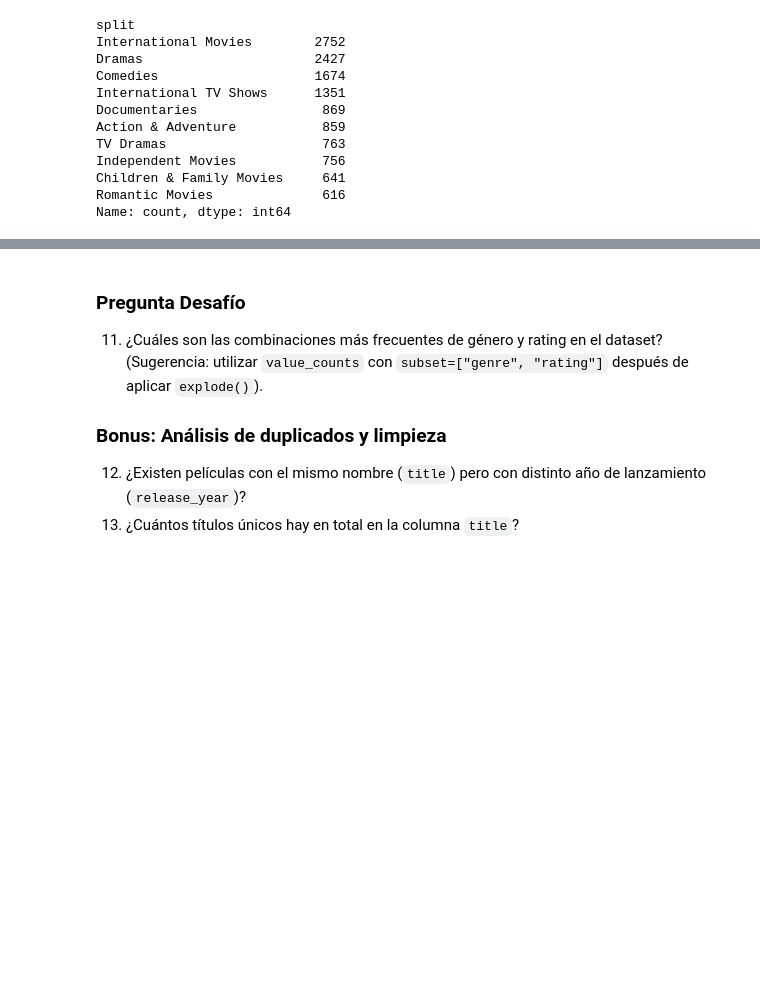
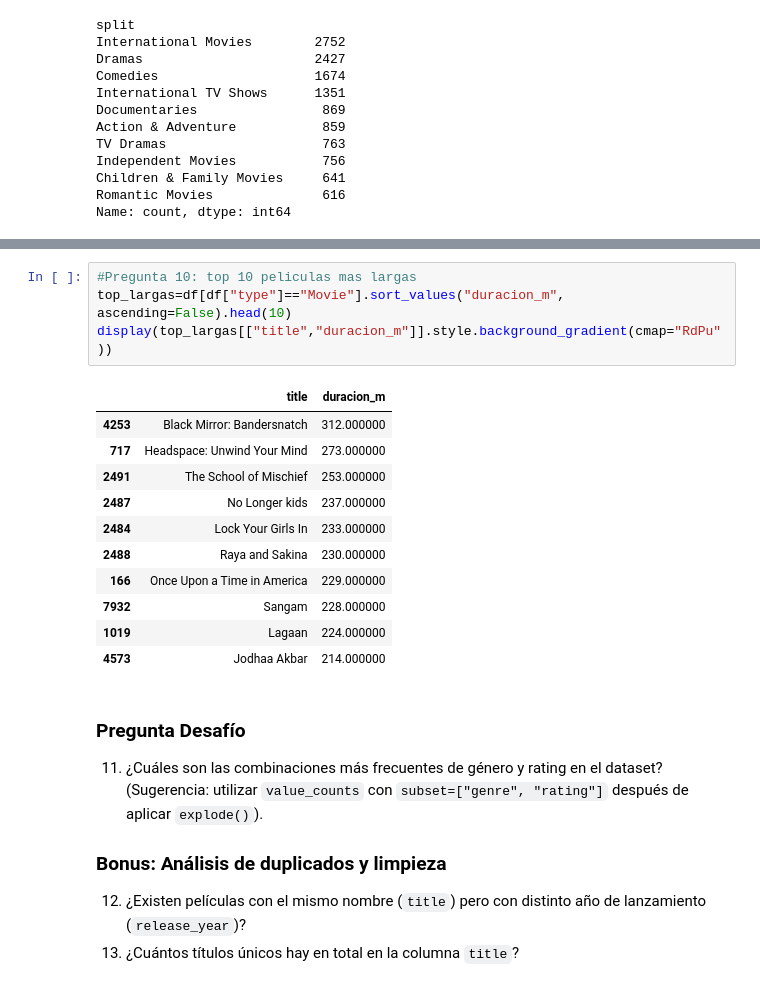
Before and after one commit to baitiarecorvalan/MAT281-Entregables, a Jupyter notebook: docs/codes/labs/lab_03.ipynb, the cells around one changed output, grey strips where cells are left out. Cells and saved outputs as stored; diff of their text form; blank space fills up the shorter version.

```diff
--- a/docs/codes/labs/lab_03.ipynb
+++ b/docs/codes/labs/lab_03.ipynb
@@ -189,3 +216,19 @@ df["contenido_largo"]=df["contenido_largo"]
+# %%
+#Pregunta 10: top 10 peliculas mas largas
+top_largas=df[df["type"]=="Movie"].sort_values("duracion_m", ascending=False).head(10)
+display(top_largas[["title","duracion_m"]].style.background_gradient(cmap="RdPu"))
+# %% [output]
+|  | title | duracion_m |
+| 4253 | Black Mirror: Bandersnatch | 312.000000 |
+| 717 | Headspace: Unwind Your Mind | 273.000000 |
+| 2491 | The School of Mischief | 253.000000 |
+| 2487 | No Longer kids | 237.000000 |
+| 2484 | Lock Your Girls In | 233.000000 |
+| 2488 | Raya and Sakina | 230.000000 |
+| 166 | Once Upon a Time in America | 229.000000 |
+| 7932 | Sangam | 228.000000 |
+| 1019 | Lagaan | 224.000000 |
+| 4573 | Jodhaa Akbar | 214.000000 |
 # %% [markdown]
 
 
```
Also changed, not shown: parts of 9 cells of this notebook.
